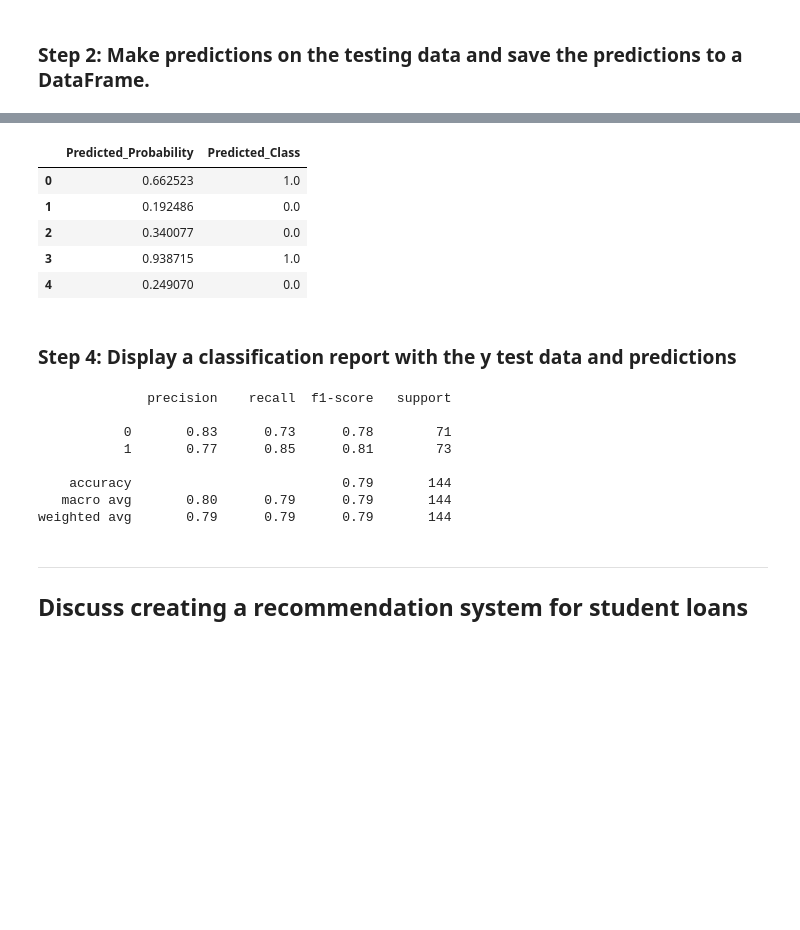
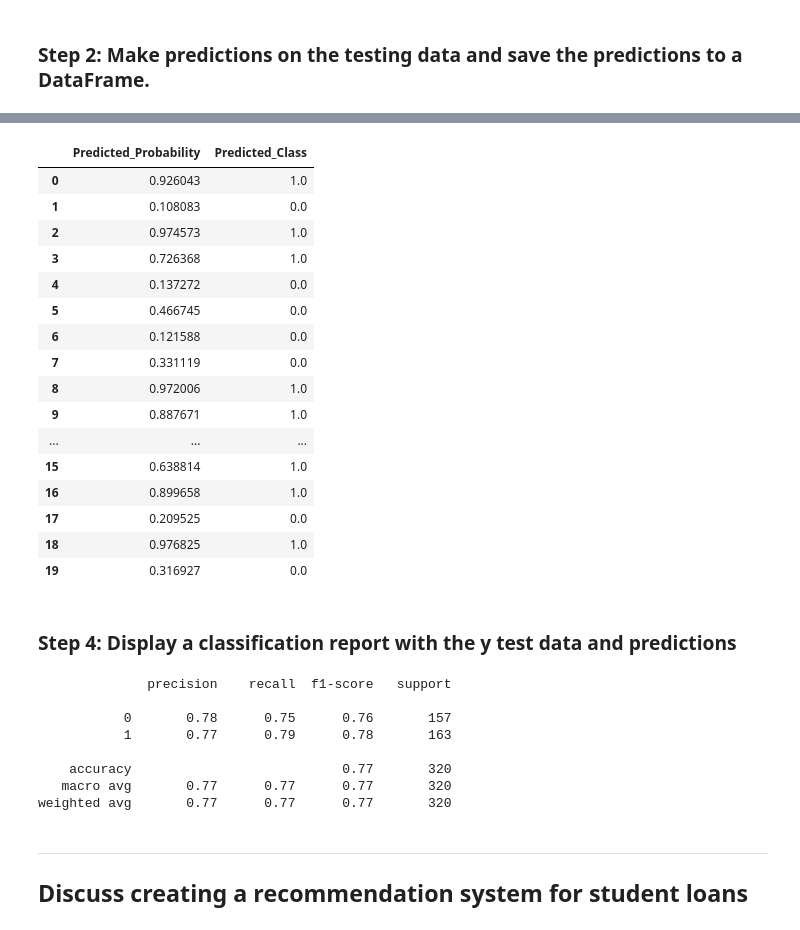
Before and after one commit to ehxewri/neural-network-challenge-1, a Jupyter notebook: student_loans_with_deep_learning.ipynb, the cells around one changed output, grey strips where cells are left out. Drawn from its saved outputs; the diff is of its cells as text; code cells hidden in the pictures; blank space fills up the shorter version.

```diff
--- a/student_loans_with_deep_learning.ipynb
+++ b/student_loans_with_deep_learning.ipynb
@@ -154,8 +154,8 @@ print(sorted_vif)
 X_train,X_test,y_train,y_test = train_test_split(X,y,test_size=.2,random_state=1)
 # %%
 # Assume X and y are your features and labels respectively
-X_train, X_temp, y_train, y_temp = train_test_split(X, y, test_size=0.30, random_state=1)  # Split into training and temp (validation + test)
-X_val, X_test, y_val, y_test = train_test_split(X_temp, y_temp, test_size=0.30, random_state=1)  # Split the temp into validation and test
+X_train, X_temp, y_train, y_temp = train_test_split(X, y, test_size=0.40, random_state=1)  # Split into training and temp (validation + test)
+X_val, X_test, y_val, y_test = train_test_split(X_temp, y_temp, test_size=0.50, random_state=1)  # Split the temp into validation and test
 # %%
 # Check for high corrilation
 correlation_matrix = X_train.corr()
@@ -412,16 +407,27 @@ array([[0.6625226 ],
 # %%
 # Save the predictions to a DataFrame and round the predictions to binary results
 predictions_df = pd.DataFrame(data=predictions, columns=['Predicted_Probability'])
 # Round predictions to binary results (0 or 1) using 0.5 as the threshold
 predictions_df['Predicted_Class'] = round(predictions_df['Predicted_Probability'])
-predictions_df.head(5)
+predictions_df.head(20)
 # %% [output]
 |  | Predicted_Probability | Predicted_Class |
-| 0 | 0.662523 | 1.0 |
-| 1 | 0.192486 | 0.0 |
-| 2 | 0.340077 | 0.0 |
-| 3 | 0.938715 | 1.0 |
-| 4 | 0.249070 | 0.0 |
+| 0 | 0.926043 | 1.0 |
+| 1 | 0.108083 | 0.0 |
+| 2 | 0.974573 | 1.0 |
+| 3 | 0.726368 | 1.0 |
+| 4 | 0.137272 | 0.0 |
+| 5 | 0.466745 | 0.0 |
+| 6 | 0.121588 | 0.0 |
+| 7 | 0.331119 | 0.0 |
+| 8 | 0.972006 | 1.0 |
+| 9 | 0.887671 | 1.0 |
+| ... | ... | ... |
+| 15 | 0.638814 | 1.0 |
+| 16 | 0.899658 | 1.0 |
+| 17 | 0.209525 | 0.0 |
+| 18 | 0.976825 | 1.0 |
+| 19 | 0.316927 | 0.0 |
 # %% [markdown]
 ### Step 4: Display a classification report with the y test data and predictions
 # %%
@@ -430,12 +436,12 @@ print(classification_report(y_test, predictions_df["Predicted_Class"].values))
 # %% [output]
               precision    recall  f1-score   support
 
-           0       0.83      0.73      0.78        71
-           1       0.77      0.85      0.81        73
+           0       0.78      0.75      0.76       157
+           1       0.77      0.79      0.78       163
 
-    accuracy                           0.79       144
-   macro avg       0.80      0.79      0.79       144
-weighted avg       0.79      0.79      0.79       144
+    accuracy                           0.77       320
+   macro avg       0.77      0.77      0.77       320
+weighted avg       0.77      0.77      0.77       320
 # %% [markdown]
 ---
 ## Discuss creating a recommendation system for student loans
```
Also changed, not shown: parts of 11 cells of this notebook, 2 other files.
